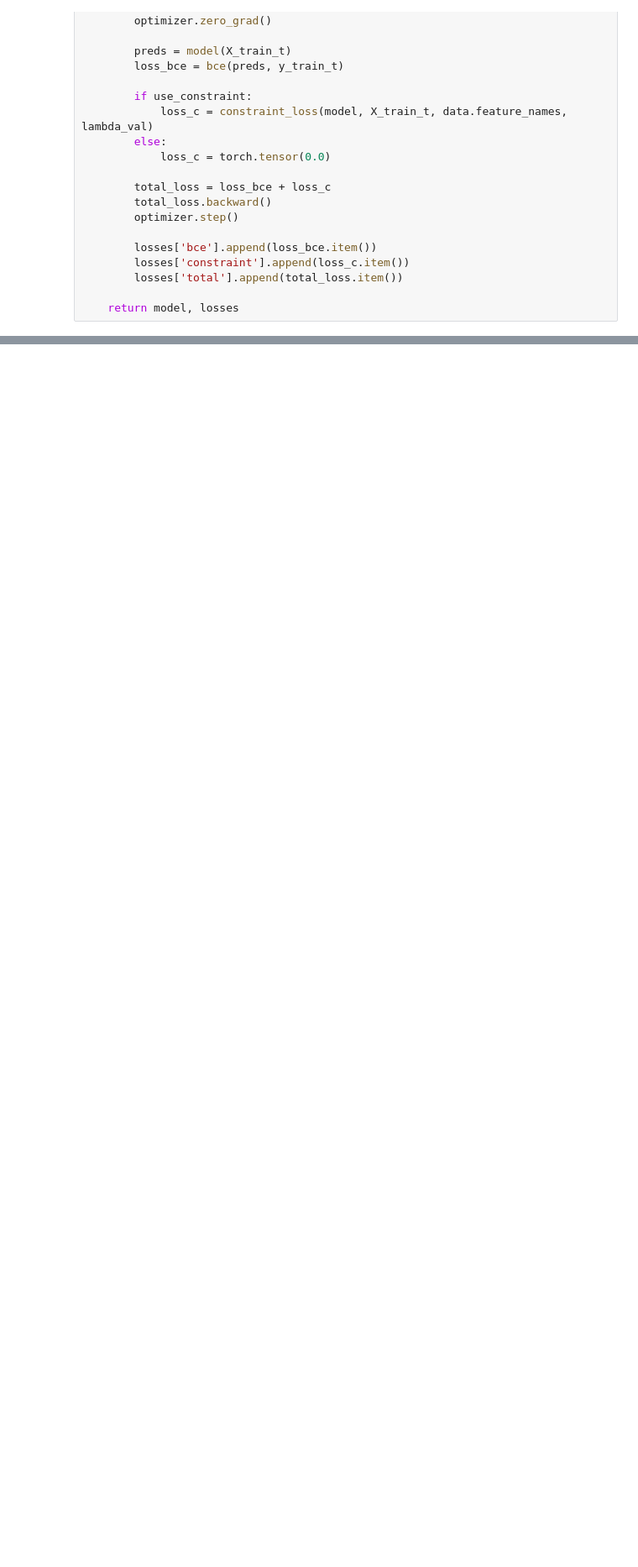
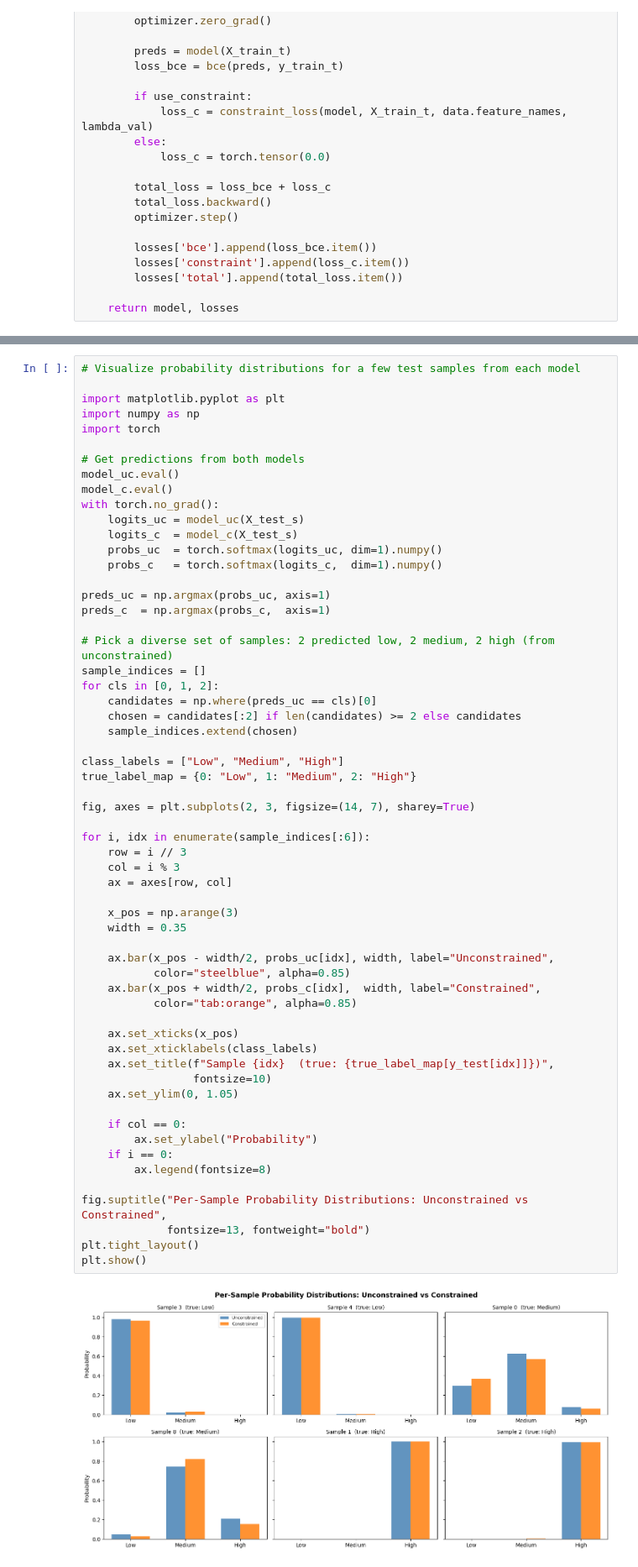
Before and after one commit to latoohey/NSAI-Indepent-Study, a Jupyter notebook: week5_semantic_loss.ipynb, the cells around one changed output, grey strips where cells are left out. Shown at 84% size. Saved outputs shown, nothing was run; the diff lists cells and outputs as text; blank space fills up the shorter version.

```diff
--- a/week5_semantic_loss.ipynb
+++ b/week5_semantic_loss.ipynb
@@ -231,0 +362,61 @@ plt.show()
+# %%
+# Visualize probability distributions for a few test samples from each model
+
+import matplotlib.pyplot as plt
+import numpy as np
+import torch
+
+# Get predictions from both models
+model_uc.eval()
+model_c.eval()
+with torch.no_grad():
+    logits_uc = model_uc(X_test_s)
+    logits_c  = model_c(X_test_s)
+    probs_uc  = torch.softmax(logits_uc, dim=1).numpy()
+    probs_c   = torch.softmax(logits_c,  dim=1).numpy()
+
+preds_uc = np.argmax(probs_uc, axis=1)
+preds_c  = np.argmax(probs_c,  axis=1)
+
+# Pick a diverse set of samples: 2 predicted low, 2 medium, 2 high (from unconstrained)
+sample_indices = []
+for cls in [0, 1, 2]:
+    candidates = np.where(preds_uc == cls)[0]
+    chosen = candidates[:2] if len(candidates) >= 2 else candidates
+    sample_indices.extend(chosen)
+
+class_labels = ["Low", "Medium", "High"]
+true_label_map = {0: "Low", 1: "Medium", 2: "High"}
+
+fig, axes = plt.subplots(2, 3, figsize=(14, 7), sharey=True)
+
+for i, idx in enumerate(sample_indices[:6]):
+    row = i // 3
+    col = i % 3
+    ax = axes[row, col]
+
+    x_pos = np.arange(3)
+    width = 0.35
+
+    ax.bar(x_pos - width/2, probs_uc[idx], width, label="Unconstrained",
+           color="steelblue", alpha=0.85)
+    ax.bar(x_pos + width/2, probs_c[idx],  width, label="Constrained",
+           color="tab:orange", alpha=0.85)
+
+    ax.set_xticks(x_pos)
+    ax.set_xticklabels(class_labels)
+    ax.set_title(f"Sample {idx}  (true: {true_label_map[y_test[idx]]})",
+                 fontsize=10)
+    ax.set_ylim(0, 1.05)
+
+    if col == 0:
+        ax.set_ylabel("Probability")
+    if i == 0:
+        ax.legend(fontsize=8)
+
+fig.suptitle("Per-Sample Probability Distributions: Unconstrained vs Constrained",
+             fontsize=13, fontweight="bold")
+plt.tight_layout()
+plt.show()
+# %% [output]
+[figure, added]
```
Also changed, not shown: parts of 5 cells of this notebook, 6 other files.
